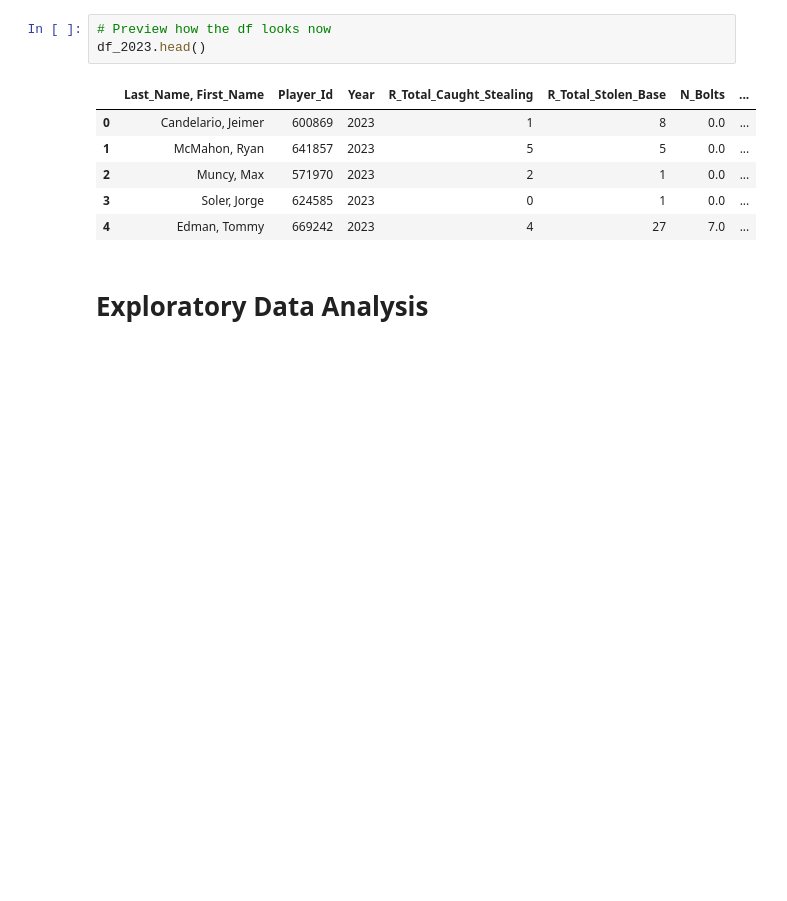
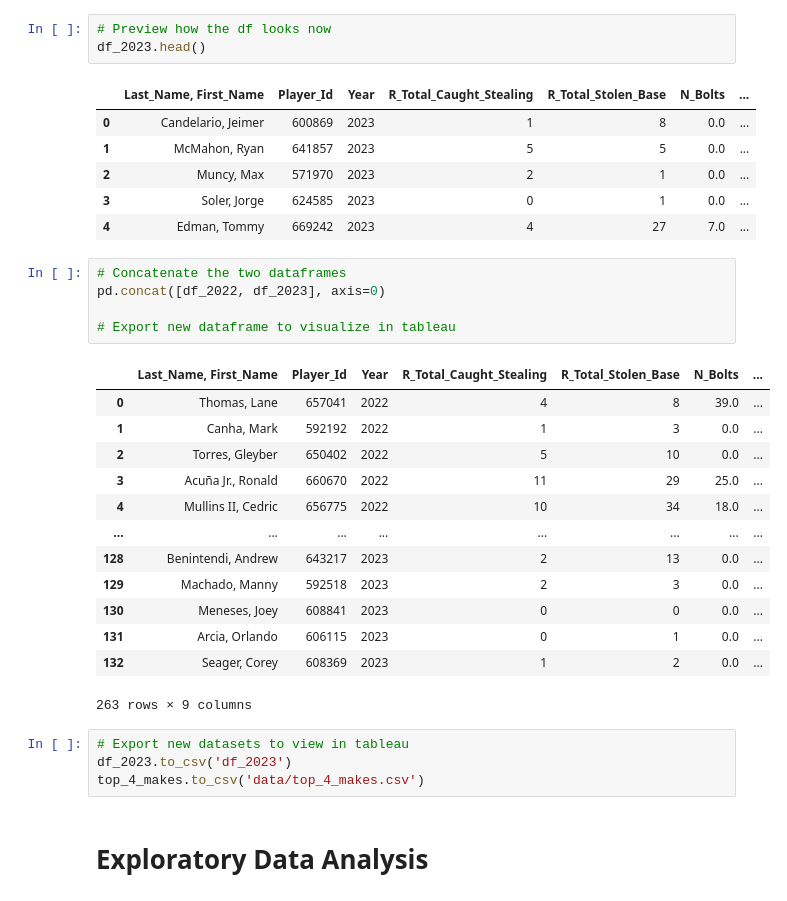
Before and after one commit to scarlettvalentin/mlb_stolen_bases, a Jupyter notebook: notebook.ipynb, the cells around one changed output. Saved outputs shown, nothing was run; the diff lists cells and outputs as text; blank space fills up the shorter version.

Commit message:
concatenate dataframes and export

```diff
--- a/notebook.ipynb
+++ b/notebook.ipynb
@@ -198,6 +198,29 @@ df_2023.head()
 | 2 | Muncy, Max | 571970 | 2023 | 2 | 1 | 0.0 | ... |
 | 3 | Soler, Jorge | 624585 | 2023 | 0 | 1 | 0.0 | ... |
 | 4 | Edman, Tommy | 669242 | 2023 | 4 | 27 | 7.0 | ... |
+# %%
+# Concatenate the two dataframes
+pd.concat([df_2022, df_2023], axis=0)
+
+# Export new dataframe to visualize in tableau
+# %% [output]
+|  | Last_Name, First_Name | Player_Id | Year | R_Total_Caught_Stealing | R_Total_Stolen_Base | N_Bolts | ... |
+| 0 | Thomas, Lane | 657041 | 2022 | 4 | 8 | 39.0 | ... |
+| 1 | Canha, Mark | 592192 | 2022 | 1 | 3 | 0.0 | ... |
+| 2 | Torres, Gleyber | 650402 | 2022 | 5 | 10 | 0.0 | ... |
+| 3 | Acuña Jr., Ronald | 660670 | 2022 | 11 | 29 | 25.0 | ... |
+| 4 | Mullins II, Cedric | 656775 | 2022 | 10 | 34 | 18.0 | ... |
+| ... | ... | ... | ... | ... | ... | ... | ... |
+| 128 | Benintendi, Andrew | 643217 | 2023 | 2 | 13 | 0.0 | ... |
+| 129 | Machado, Manny | 592518 | 2023 | 2 | 3 | 0.0 | ... |
+| 130 | Meneses, Joey | 608841 | 2023 | 0 | 0 | 0.0 | ... |
+| 131 | Arcia, Orlando | 606115 | 2023 | 0 | 1 | 0.0 | ... |
+| 132 | Seager, Corey | 608369 | 2023 | 1 | 2 | 0.0 | ... |
+263 rows × 9 columns
+# %%
+# Export new datasets to view in tableau
+df_2023.to_csv('df_2023')
+top_4_makes.to_csv('data/top_4_makes.csv')
 # %% [markdown]
 # Exploratory Data Analysis
 # %% [markdown]
```
